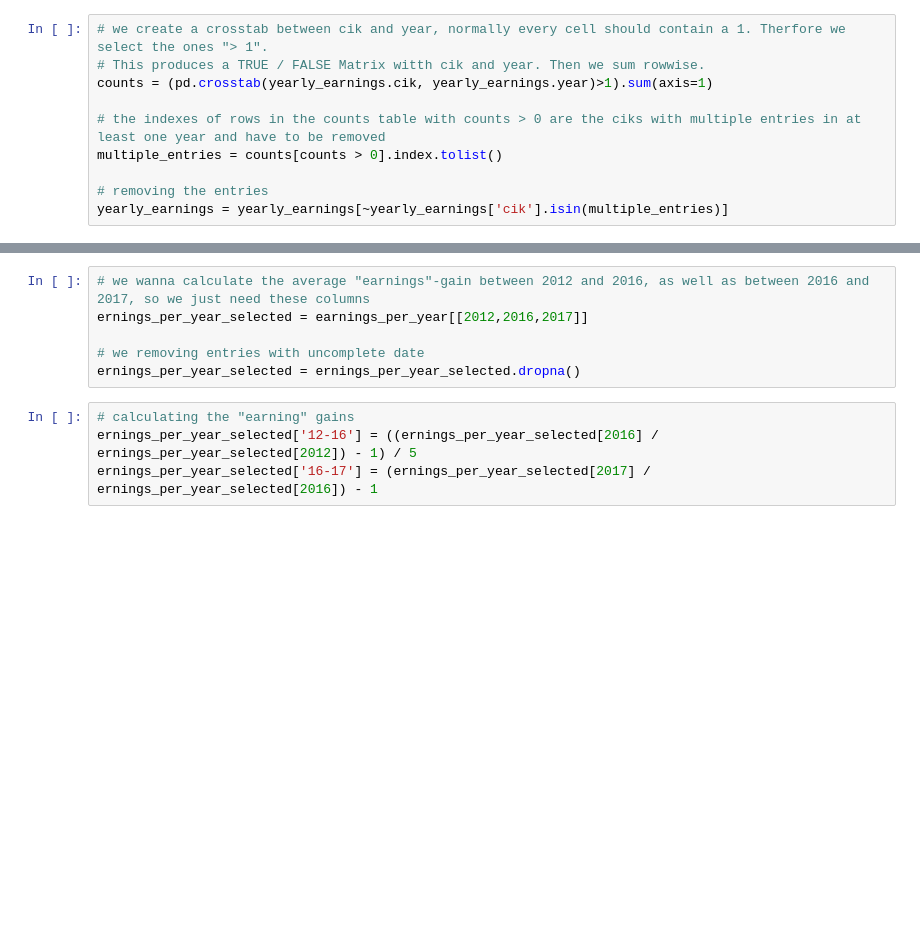
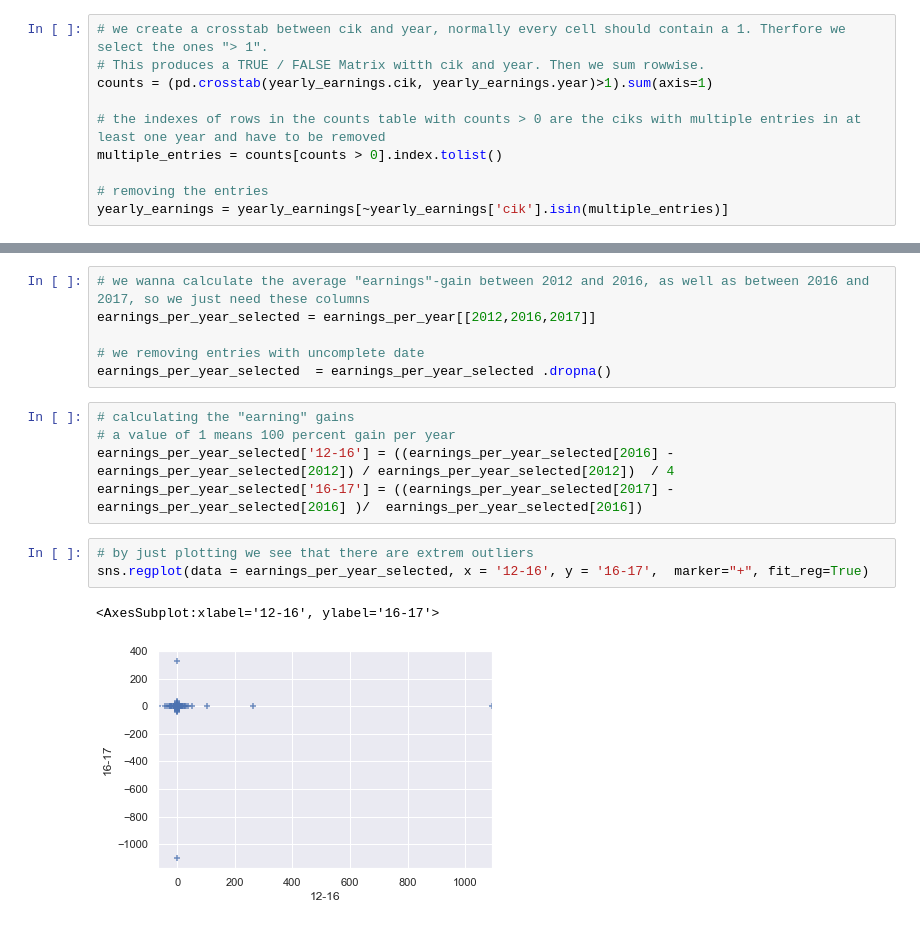
Before and after one commit to HansjoergW/bfh_cas_bgd_fs2020_sa, a Jupyter notebook: 01_07_Analysis_BalanceSheet.ipynb, the cells around one changed output, grey strips where cells are left out. Saved outputs shown, nothing was run; the diff lists cells and outputs as text; blank space fills up the shorter version.

```diff
--- a/01_07_Analysis_BalanceSheet.ipynb
+++ b/01_07_Analysis_BalanceSheet.ipynb
@@ -225,11 +225,18 @@ earnings_per_year.head()
 | 2178 | NaN | NaN | 9.856700e+07 | 1.237430e+08 | 1.425700e+08 | 1.453820e+08 | 1.403950e+08 | 1.391970e+08 | 1.350040e+08 | 1.342280e+08 | 1.384400e+08 | ... |
 # %%
 # we wanna calculate the average "earnings"-gain between 2012 and 2016, as well as between 2016 and 2017, so we just need these columns
-ernings_per_year_selected = earnings_per_year[[2012,2016,2017]]
+earnings_per_year_selected = earnings_per_year[[2012,2016,2017]]
 
 # we removing entries with uncomplete date
-ernings_per_year_selected = ernings_per_year_selected.dropna()
+earnings_per_year_selected  = earnings_per_year_selected .dropna()
 # %%
 # calculating the "earning" gains
-ernings_per_year_selected['12-16'] = ((ernings_per_year_selected[2016] / ernings_per_year_selected[2012]) - 1) / 5
-ernings_per_year_selected['16-17'] = (ernings_per_year_selected[2017] /  ernings_per_year_selected[2016]) - 1
+# a value of 1 means 100 percent gain per year
+earnings_per_year_selected['12-16'] = ((earnings_per_year_selected[2016] - earnings_per_year_selected[2012]) / earnings_per_year_selected[2012])  / 4
+earnings_per_year_selected['16-17'] = ((earnings_per_year_selected[2017] - earnings_per_year_selected[2016] )/  earnings_per_year_selected[2016])
+# %%
+# by just plotting we see that there are extrem outliers
+sns.regplot(data = earnings_per_year_selected, x = '12-16', y = '16-17',  marker="+", fit_reg=True)
+# %% [output]
+<AxesSubplot:xlabel='12-16', ylabel='16-17'>
+[figure, added]
```
Also changed, not shown: parts of 2 cells of this notebook, 1 other file.
